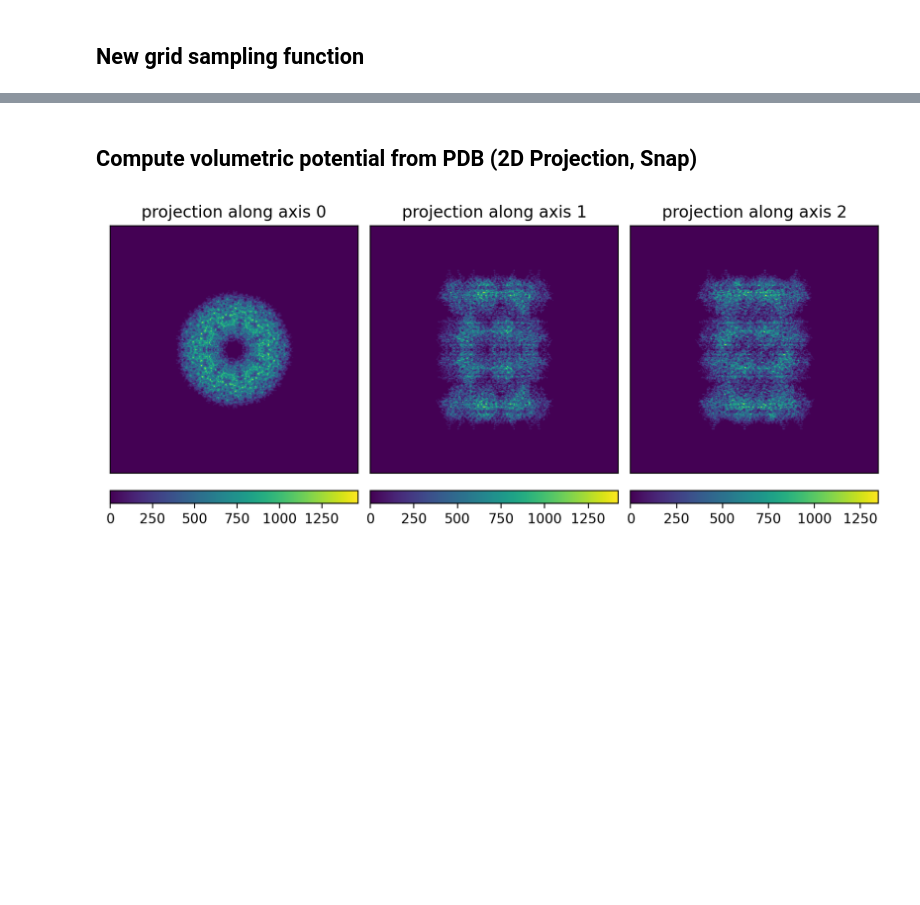
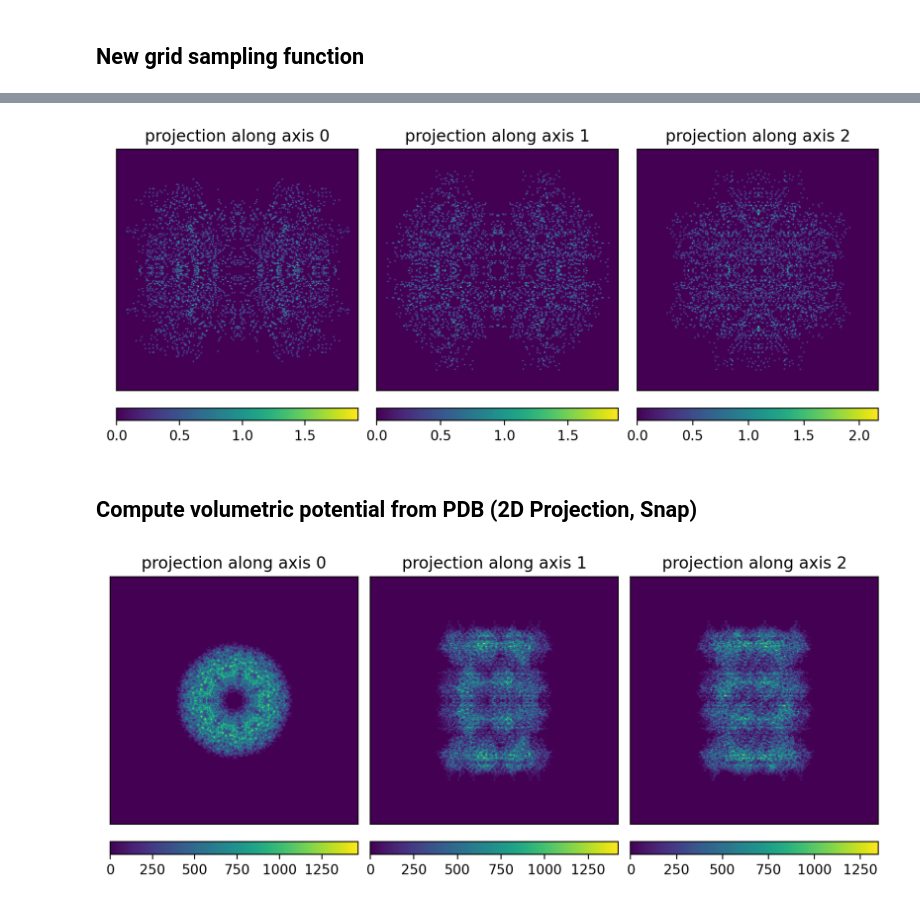
Before and after one commit to joelyeois/specter, a Jupyter notebook: dev-notebooks/new-3dsampling.ipynb, the cells around one changed output, grey strips where cells are left out. Saved outputs shown, nothing was run; the diff lists cells and outputs as text; code cells hidden in the pictures; blank space fills up the shorter version.

```diff
--- a/dev-notebooks/new-3dsampling.ipynb
+++ b/dev-notebooks/new-3dsampling.ipynb
@@ -111,3 +63,7 @@ plot3d(vol)
+# %%
+plot3d(softvol)
+# %% [output]
+[figure, added]
 # %% [markdown]
 ## Compute volumetric potential from PDB (2D Projection, Snap)
 # %%
```
Also changed, not shown: parts of 10 cells of this notebook, 2 other files.
